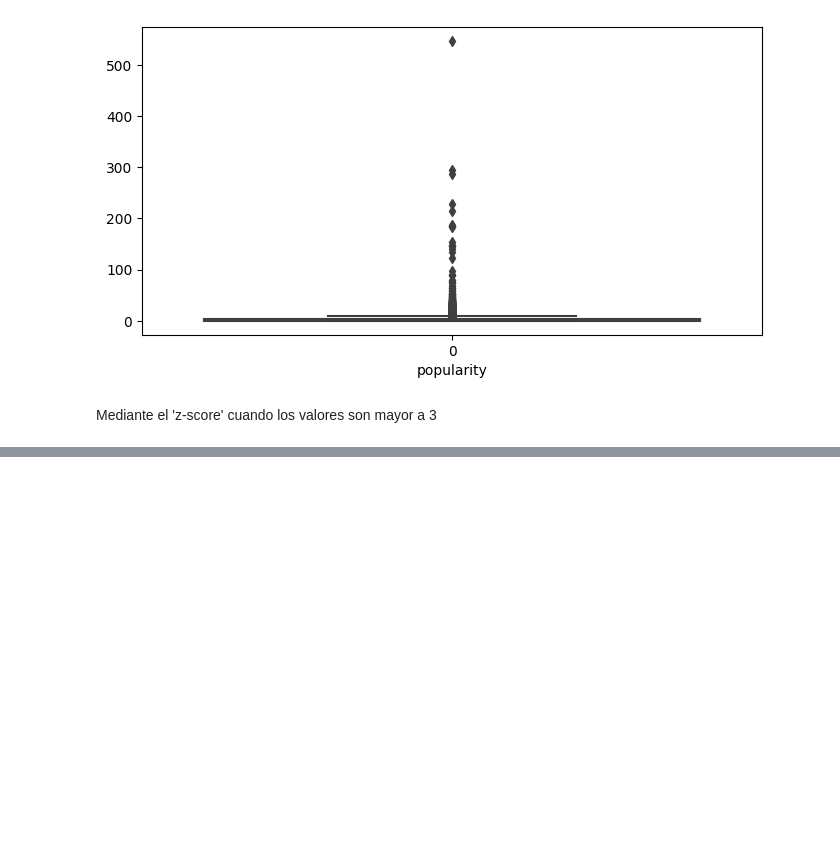
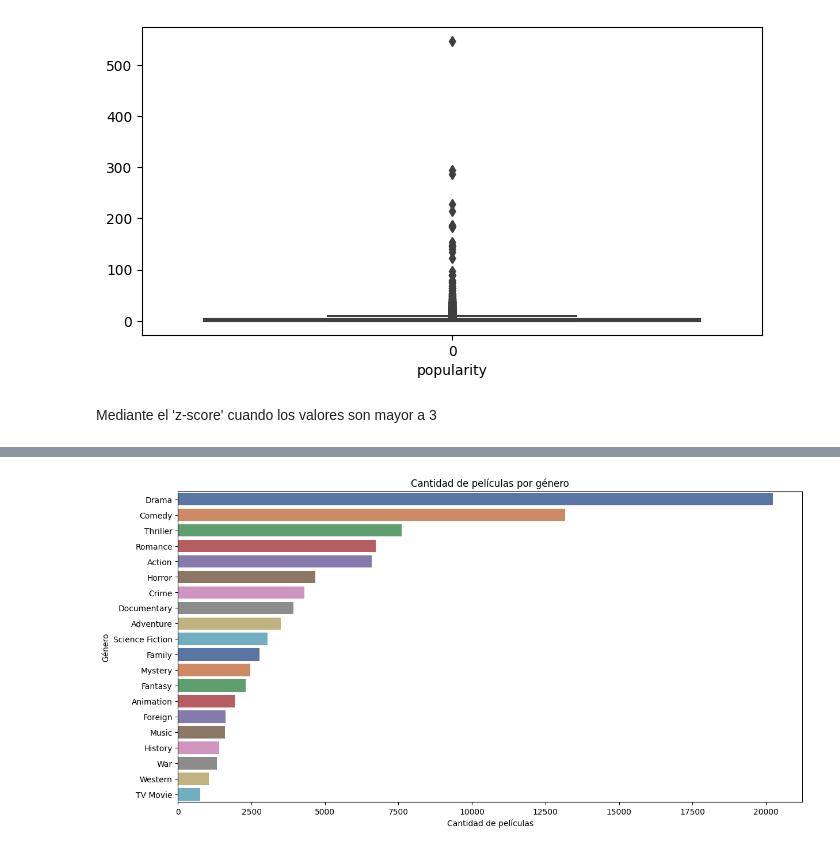
Before and after one commit to uriellmendezz/Movies_Recommendation_API, a Jupyter notebook: notebooks/EDA_process/EDA_movies.ipynb, the cells around one changed output, grey strips where cells are left out. Saved outputs shown, nothing was run; the diff lists cells and outputs as text; code cells hidden in the pictures; blank space fills up the shorter version.

```diff
--- a/notebooks/EDA_process/EDA_movies.ipynb
+++ b/notebooks/EDA_process/EDA_movies.ipynb
@@ -238,0 +298,6 @@ Mediante el 'z-score' cuando los valores son mayor a 3
+# %%
+movies.genres = movies.genres.str.split('|')
+exploded_genres = movies.genres.explode() # Expando en listas cada valor
+# %%
+movies_genres = {k:[] for k in exploded_genres if not pd.isna(k)} # Elimino la clave que se me género por los valores vacios
+del movies_genres['0.0'] # Elimino el ultimo valor que es 0.0, no es un género valido
@@ -238,0 +306,5 @@ Mediante el 'z-score' cuando los valores son mayor a 3
+# %%
+for key in movies_genres:
+    # Busco cuantas peliculas tiene es su genero a la key y agrego esa cantidad al diccionario al genero que le corresponde
+    cantidad = movies.movie_id.loc[movies.genres.fillna(' ').astype(str).str.contains(key)].count()
+    movies_genres[key] = cantidad
@@ -238,0 +334,12 @@ Mediante el 'z-score' cuando los valores son mayor a 3
+# %%
+movies_genres = dict(sorted(movies_genres.items(), key=lambda x: x[1], reverse=True))
+# %%
+plt.figure(figsize=(14,7))
+sns.barplot(x=list(movies_genres.values()), y= list(movies_genres.keys()), palette='deep')
+plt.ylabel('Género')
+plt.xlabel('Cantidad de películas')
+plt.title('Cantidad de películas por género')
+plt.xticks(rotation=0)
+plt.show()
+# %% [output]
+[figure, added]
```
Also changed, not shown: parts of 33 cells of this notebook, 1 other file.
